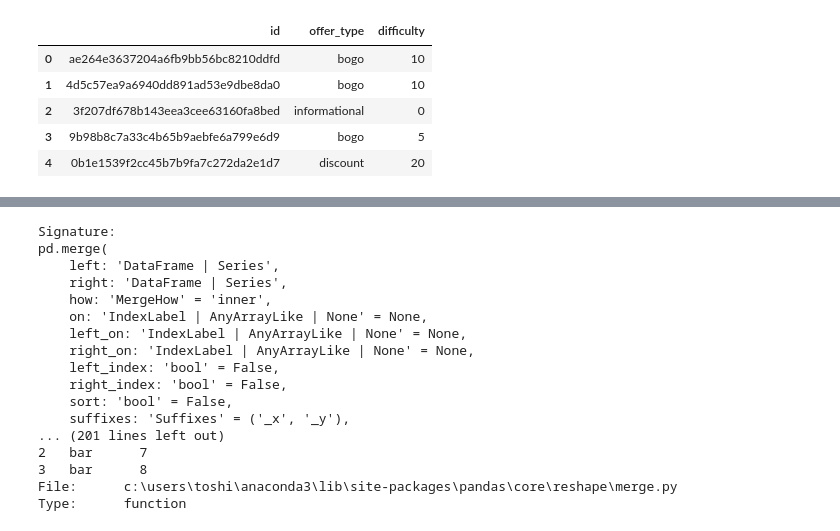
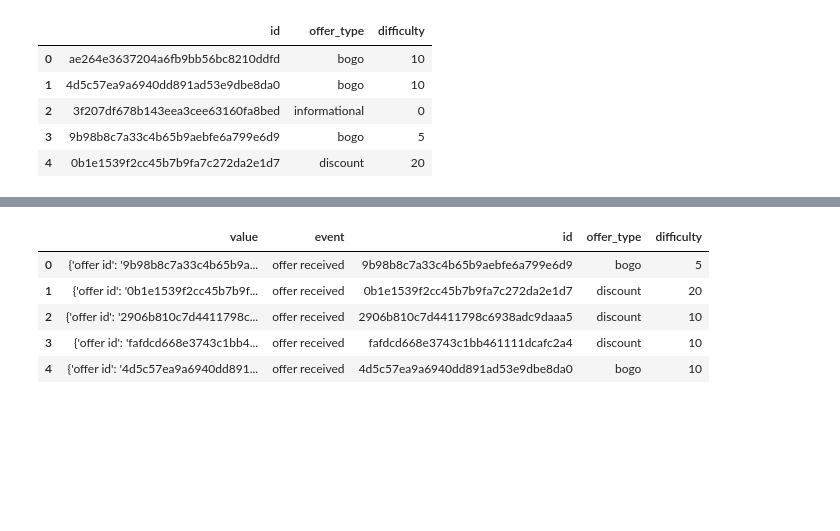
Before and after one commit to tnazikian/Udacity-Data-Scientist-Capstone, a Jupyter notebook: Starbucks_Capstone_notebook.ipynb, the cells around one changed output, grey strips where cells are left out. Drawn from its saved outputs; the diff is of its cells as text; code cells hidden in the pictures; blank space fills up the shorter version.

```diff
--- a/Starbucks_Capstone_notebook.ipynb
+++ b/Starbucks_Capstone_notebook.ipynb
@@ -219,20 +207,9 @@ pd.merge(transcript_subset, portfolio_subset, on='id', how='inner')
-# %%
-pd.merge?
-# %% [output]
-Signature:
-pd.merge(
-    left: 'DataFrame | Series',
-    right: 'DataFrame | Series',
-    how: 'MergeHow' = 'inner',
-    on: 'IndexLabel | AnyArrayLike | None' = None,
-    left_on: 'IndexLabel | AnyArrayLike | None' = None,
-    right_on: 'IndexLabel | AnyArrayLike | None' = None,
-    left_index: 'bool' = False,
-    right_index: 'bool' = False,
-    sort: 'bool' = False,
-    suffixes: 'Suffixes' = ('_x', '_y'),
-... (201 lines left out)
-2   bar      7
-3   bar      8
-File:      c:\users\toshi\anaconda3\lib\site-packages\pandas\core\reshape\merge.py
-Type:      function
+# %%
+merged.head()
+# %% [output]
+|  | value | event | id | offer_type | difficulty |
+| 0 | {'offer id': '9b98b8c7a33c4b65b9a... | offer received | 9b98b8c7a33c4b65b9aebfe6a799e6d9 | bogo | 5 |
+| 1 | {'offer id': '0b1e1539f2cc45b7b9f... | offer received | 0b1e1539f2cc45b7b9fa7c272da2e1d7 | discount | 20 |
+| 2 | {'offer id': '2906b810c7d4411798c... | offer received | 2906b810c7d4411798c6938adc9daaa5 | discount | 10 |
+| 3 | {'offer id': 'fafdcd668e3743c1bb4... | offer received | fafdcd668e3743c1bb461111dcafc2a4 | discount | 10 |
+| 4 | {'offer id': '4d5c57ea9a6940dd891... | offer received | 4d5c57ea9a6940dd891ad53e9dbe8da0 | bogo | 10 |
```
Also changed, not shown: parts of 9 cells of this notebook.
